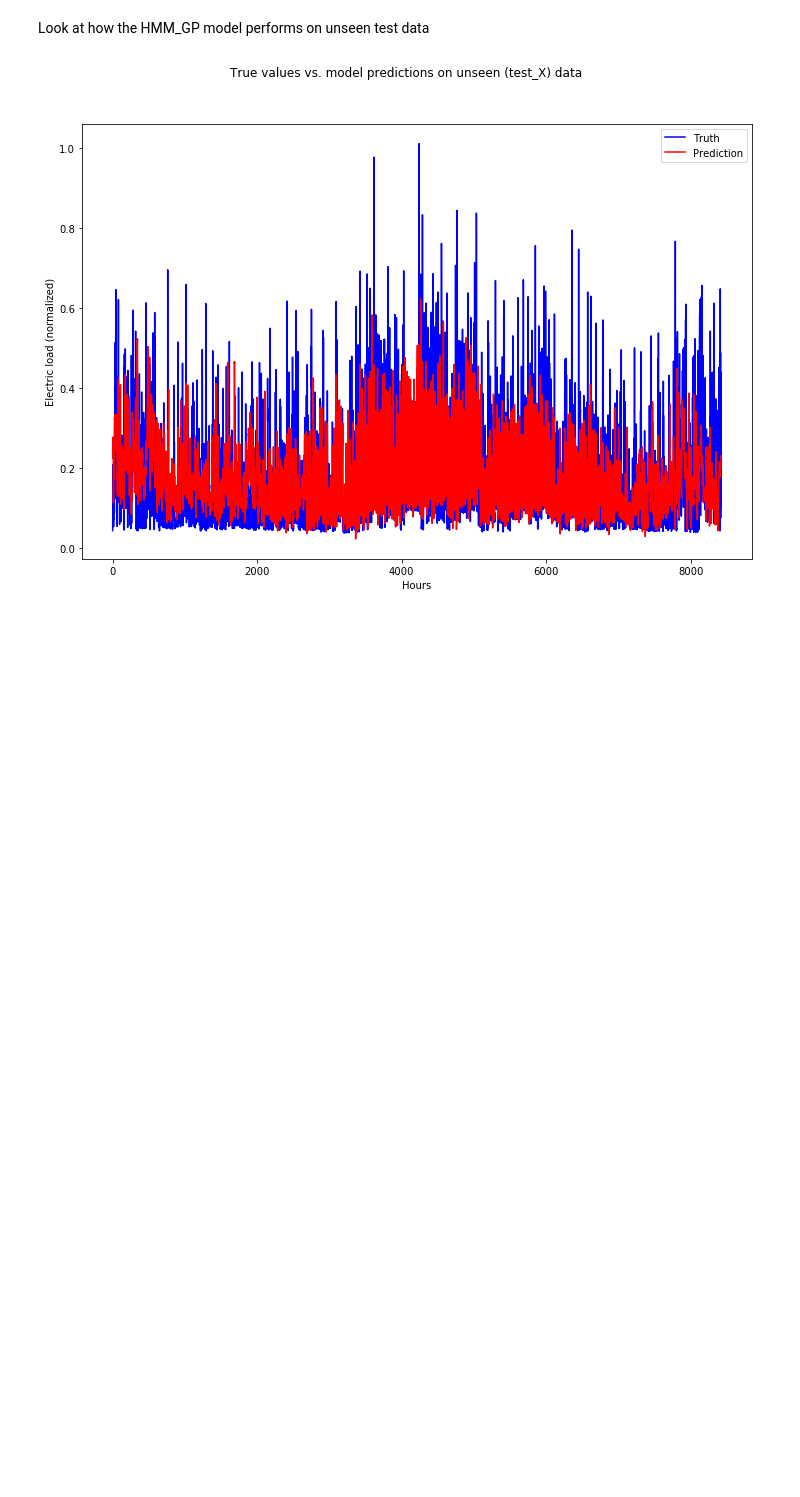
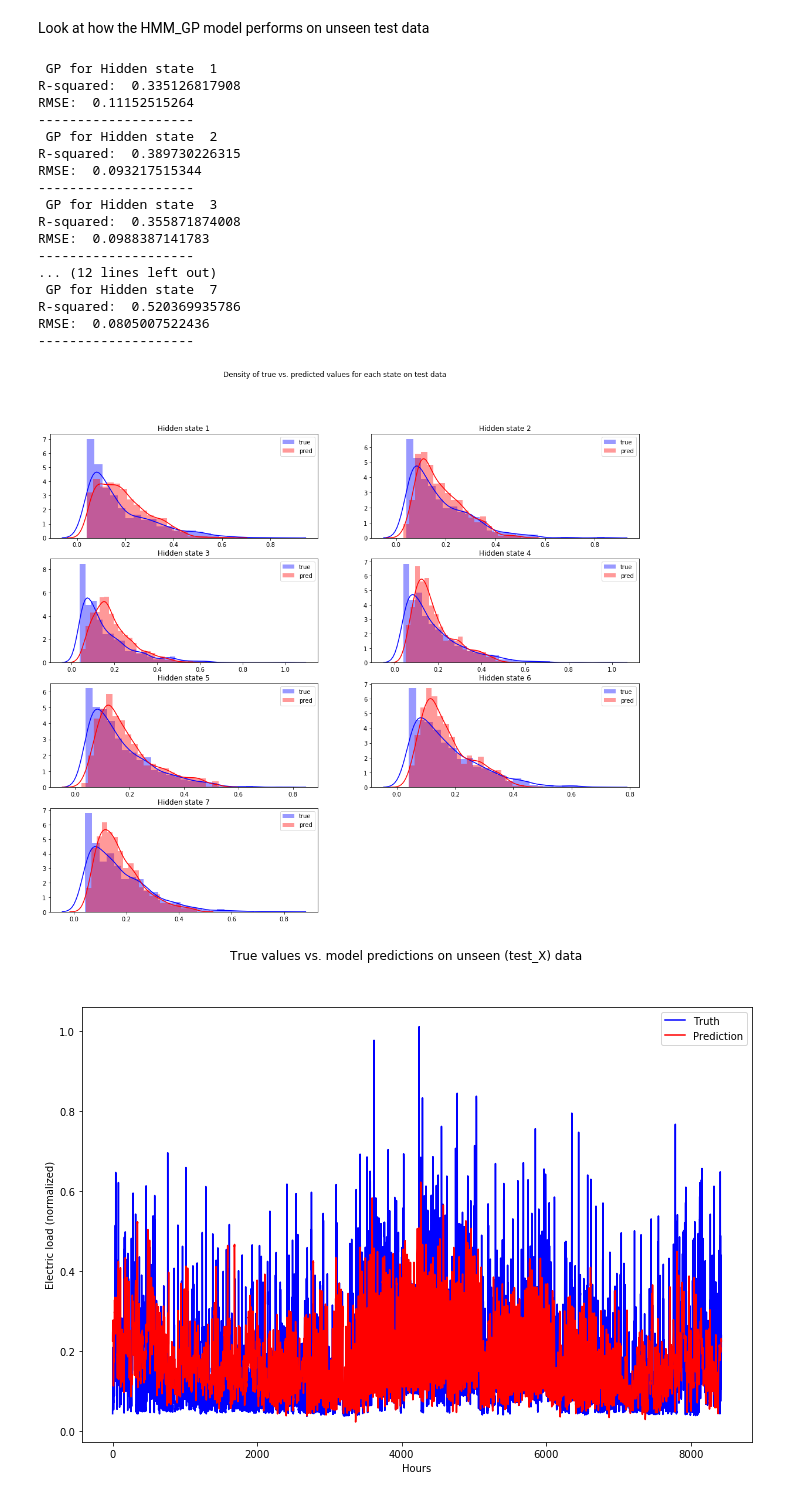
Before and after one commit to s-n-p/Energy_Consumption, a Jupyter notebook: HMM_GP.ipynb, the cells around one changed output. Cells and saved outputs as stored; diff of their text form; code cells hidden in the pictures; blank space fills up the shorter version.

```diff
--- a/HMM_GP.ipynb
+++ b/HMM_GP.ipynb
@@ -211,6 +211,42 @@ for idx in range(len(test_X)):
 
 test_std_hmm_gp = np.asarray(test_std_hmm_gp).flatten()
 test_pred_hmm_gp = np.asarray(test_pred_hmm_gp).flatten()
+# %%
+def r2_rmse_test(model, state):
+    print ' GP for Hidden state ', state
+    print 'R-squared: ', model.score(test_X[np.where(test_hidden_states == state-1)], test_Y[np.where(test_hidden_states == state-1)])
+    print 'RMSE: ', rmse(model.predict(test_X[np.where(test_hidden_states == state-1)]), test_Y[np.where(test_hidden_states == state-1)])
+# %%
+fig = plt.figure(figsize=(18, 15))
+for i in np.arange(1, 8):
+    r2_rmse_test(models[i], i)
+    print '-'*20
+    fig.add_subplot(4,2,i, title='Hidden state '+str(i))
+    sns.distplot(test_Y[np.where(test_hidden_states == i-1)], norm_hist=True, color='blue',label = 'true')
+    sns.distplot(models[i].predict(test_X[np.where(test_hidden_states == i-1)]), norm_hist=True,  color='red',label = 'pred')
+    plt.suptitle('Density of true vs. predicted values for each state on test data')
+    plt.legend(loc=1)
+
+plt.show()
+# %% [output]
+ GP for Hidden state  1
+R-squared:  0.335126817908
+RMSE:  0.11152515264
+--------------------
+ GP for Hidden state  2
+R-squared:  0.389730226315
+RMSE:  0.093217515344
+--------------------
+ GP for Hidden state  3
+R-squared:  0.355871874008
+RMSE:  0.0988387141783
+--------------------
+... (12 lines left out)
+ GP for Hidden state  7
+R-squared:  0.520369935786
+RMSE:  0.0805007522436
+--------------------
+[figure, added]
 # %%
 plot_y([test_Y, test_pred_hmm_gp],  'True values vs. model predictions on unseen (test_X) data', 'Hours', 'Electric load (normalized)', ['Truth','Prediction'])
 
```
Also changed, not shown: parts of 3 cells of this notebook, 2 other files.
